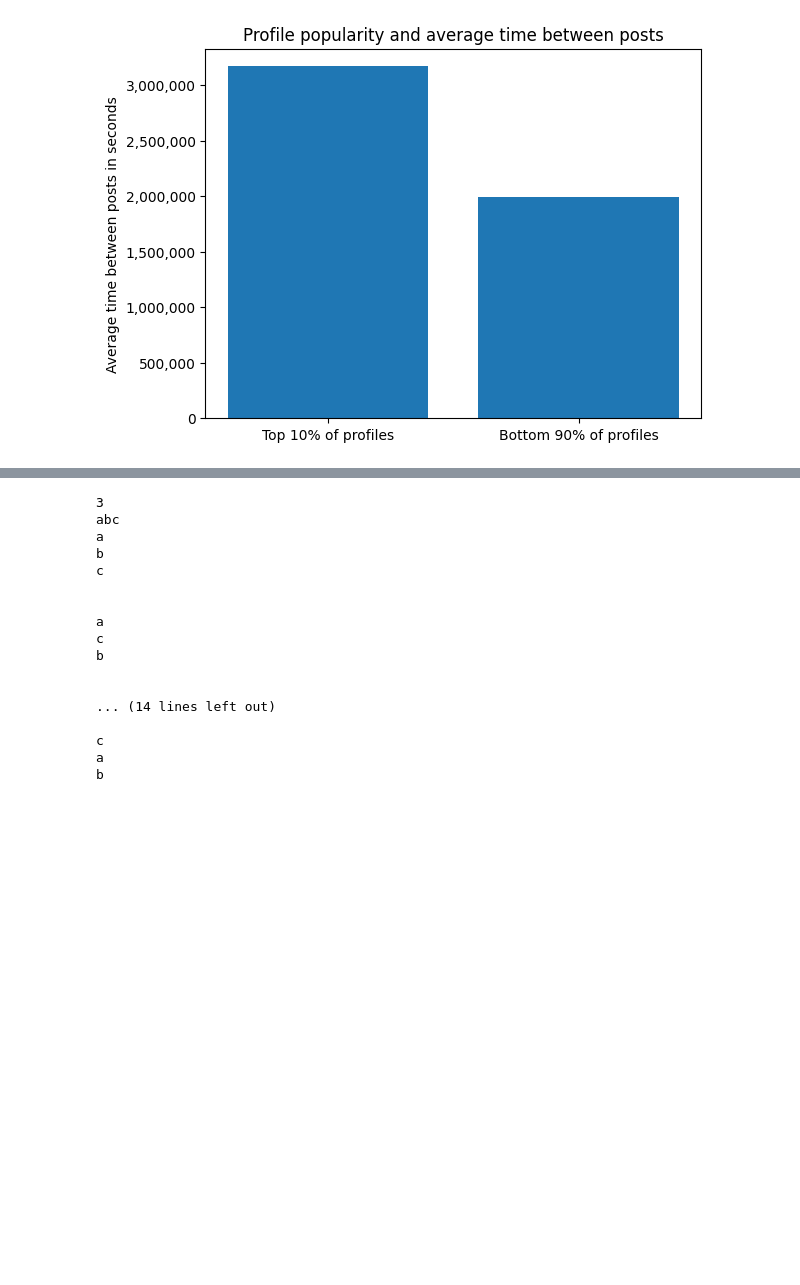
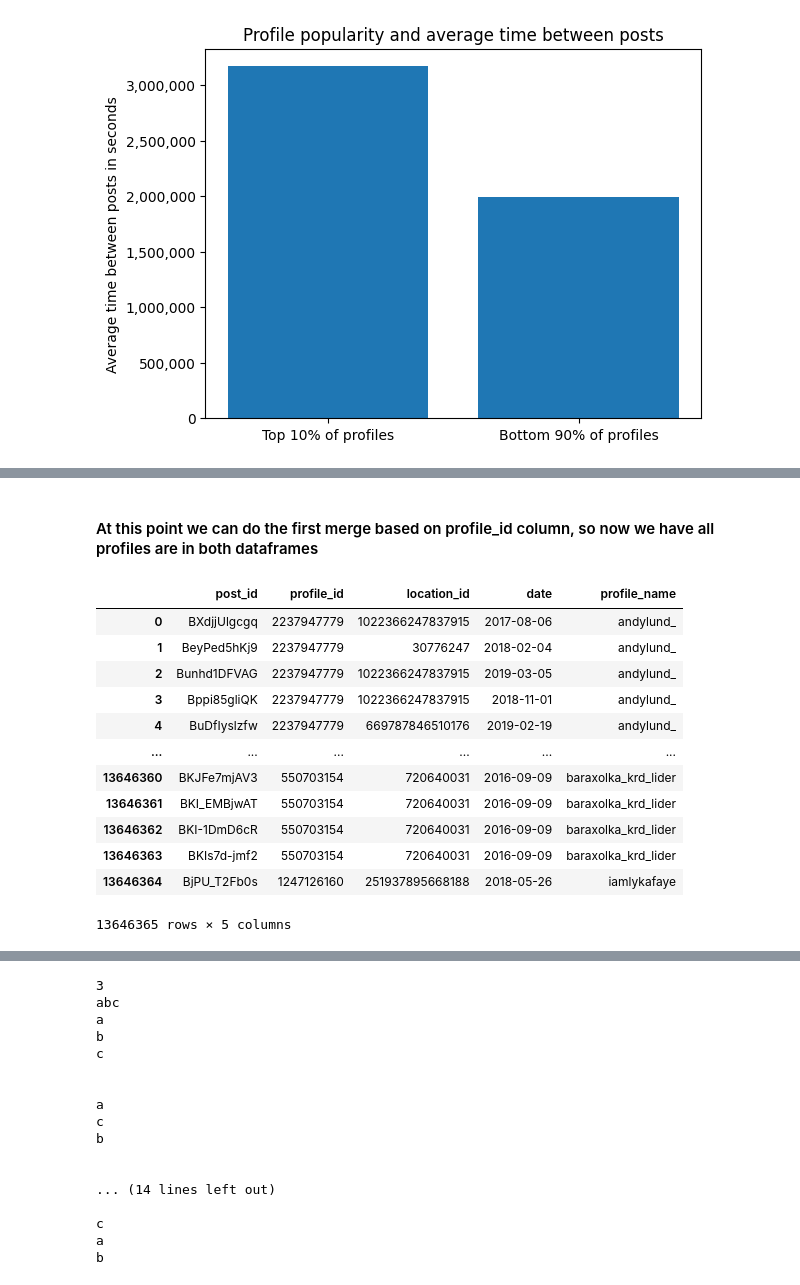
Before and after one commit to jonasbarth/adm-2022-hw-2, a Jupyter notebook: main.ipynb, the cells around one changed output, grey strips where cells are left out. Saved outputs shown, nothing was run; the diff lists cells and outputs as text; code cells hidden in the pictures; blank space fills up the shorter version.

```diff
--- a/main.ipynb
+++ b/main.ipynb
@@ -1735,0 +1778,4 @@ plt.gca().yaxis.set_major_formatter(ticker.FuncFormatter(lambda x, p: format(int
+# %%
+post_data = post_data.dropna()
+post_data[['profile_id', 'location_id']] = post_data[['profile_id', 'location_id']].astype('int64')
+post_data
@@ -1735,0 +1803,7 @@ plt.gca().yaxis.set_major_formatter(ticker.FuncFormatter(lambda x, p: format(int
+# %%
+# Changing object type column to datetime
+post_data['cts'] = pd.to_datetime(post_data.cts)
+# Creating new column with just the date
+post_data['date'] = post_data['cts'].dt.date
+post_data = post_data.drop('cts', axis=1)
+post_data
@@ -1735,0 +1836,7 @@ plt.gca().yaxis.set_major_formatter(ticker.FuncFormatter(lambda x, p: format(int
+# %%
+prof_data = dt.fread('instagram_profiles.csv', sep='\t', columns={"profile_id", "profile_name"}).to_pandas()
+# %%
+print(prof_data.isna().sum())
+prof_data = prof_data.dropna()
+prof_data['profile_id'] = prof_data['profile_id'].astype('int64')
+prof_data
@@ -1735,0 +1926,19 @@ plt.gca().yaxis.set_major_formatter(ticker.FuncFormatter(lambda x, p: format(int
+# %% [markdown]
+#### At this point we can do the first merge based on profile_id column, so now we have all profiles are in both dataframes
+# %%
+prof_post_data = post_data.merge(prof_data, on = 'profile_id')
+prof_post_data
+# %% [output]
+|  | post_id | profile_id | location_id | date | profile_name |
+| 0 | BXdjjUlgcgq | 2237947779 | 1022366247837915 | 2017-08-06 | andylund_ |
+| 1 | BeyPed5hKj9 | 2237947779 | 30776247 | 2018-02-04 | andylund_ |
+| 2 | Bunhd1DFVAG | 2237947779 | 1022366247837915 | 2019-03-05 | andylund_ |
+| 3 | Bppi85gliQK | 2237947779 | 1022366247837915 | 2018-11-01 | andylund_ |
+| 4 | BuDfIyslzfw | 2237947779 | 669787846510176 | 2019-02-19 | andylund_ |
+| ... | ... | ... | ... | ... | ... |
+| 13646360 | BKJFe7mjAV3 | 550703154 | 720640031 | 2016-09-09 | baraxolka_krd_lider |
+| 13646361 | BKI_EMBjwAT | 550703154 | 720640031 | 2016-09-09 | baraxolka_krd_lider |
+| 13646362 | BKI-1DmD6cR | 550703154 | 720640031 | 2016-09-09 | baraxolka_krd_lider |
+| 13646363 | BKIs7d-jmf2 | 550703154 | 720640031 | 2016-09-09 | baraxolka_krd_lider |
+| 13646364 | BjPU_T2Fb0s | 1247126160 | 251937895668188 | 2018-05-26 | iamlykafaye |
+13646365 rows × 5 columns
```
Also changed, not shown: parts of 21 cells of this notebook, 1 other file.
